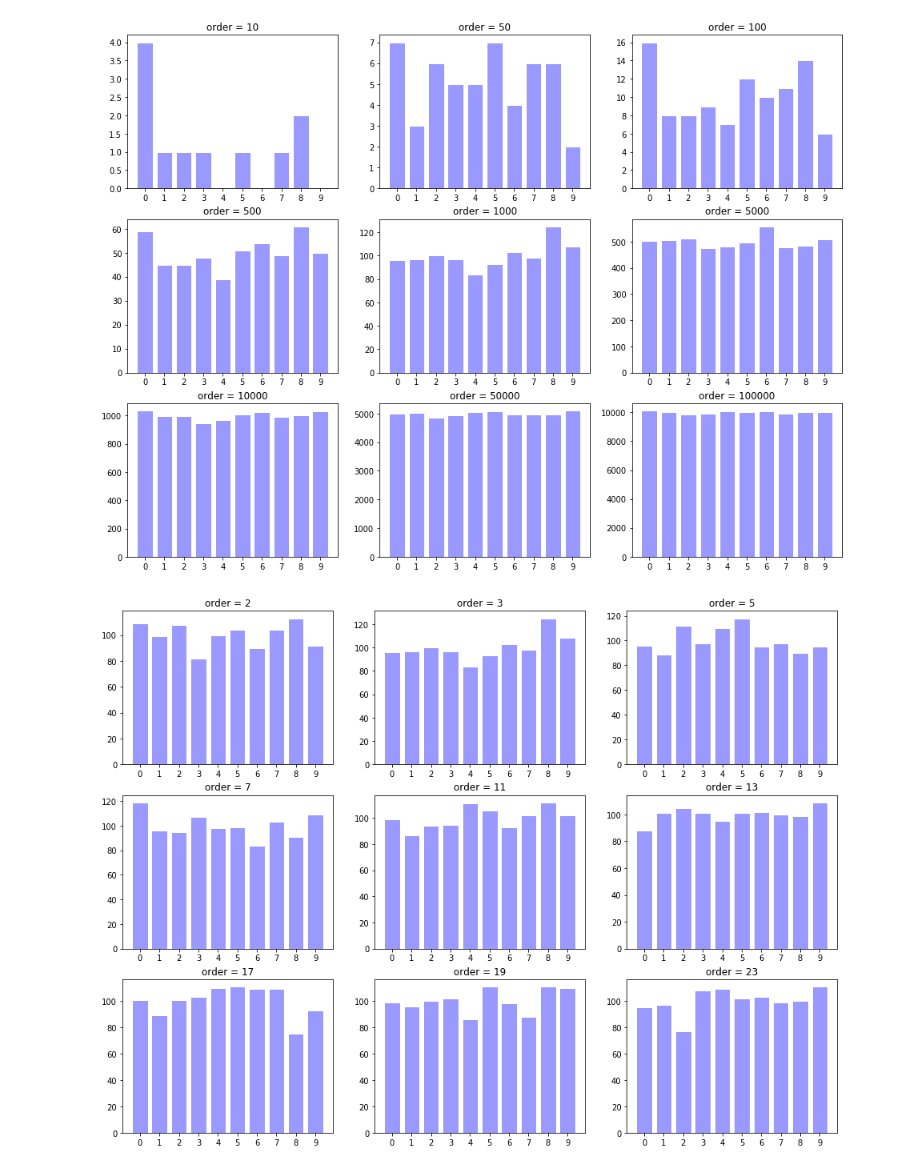
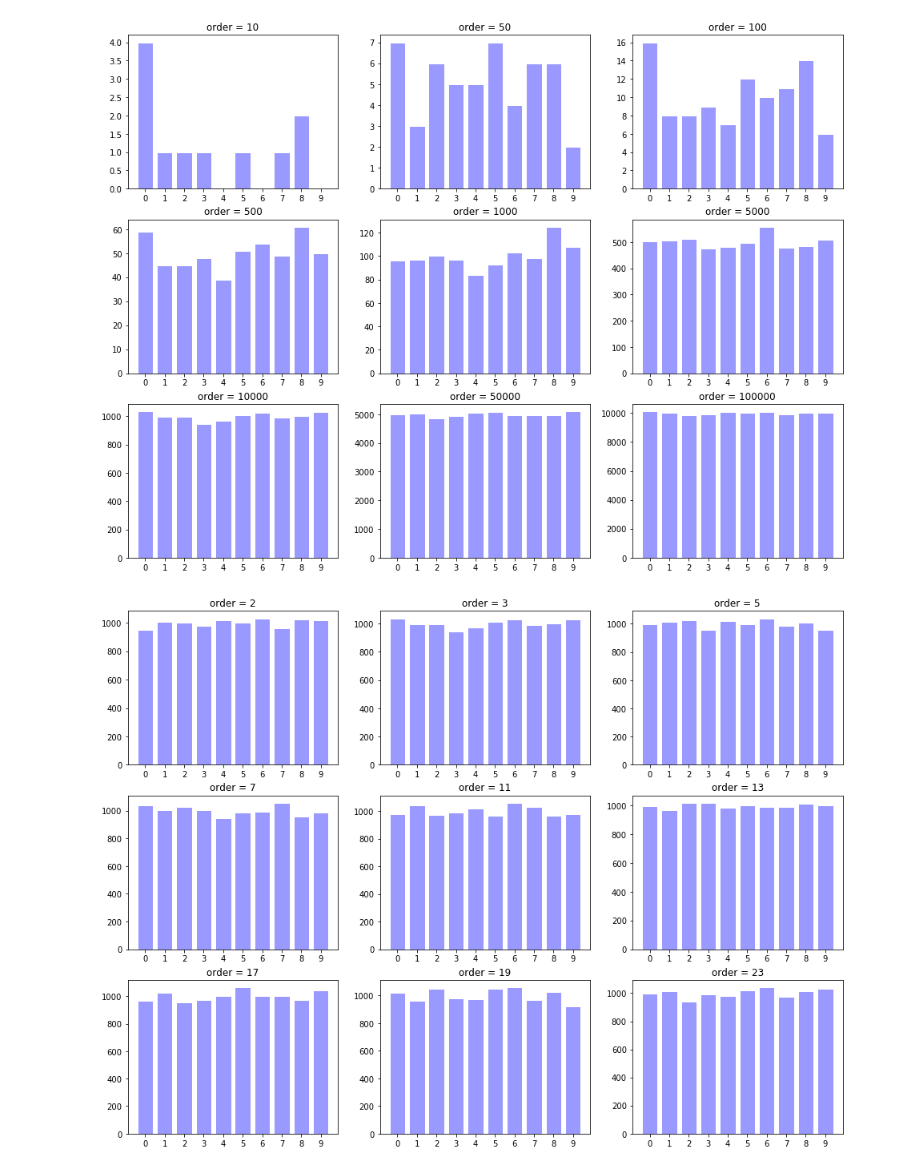
Before and after one commit to yamryo/notebooks, a Jupyter notebook: lecture/distribution_of_digits-Copy1.ipynb, the cells around one changed output. Drawn from its saved outputs; the diff is of its cells as text; code cells hidden in the pictures.

```diff
--- a/lecture/distribution_of_digits-Copy1.ipynb
+++ b/lecture/distribution_of_digits-Copy1.ipynb
@@ -14,7 +17,4 @@ print(get_hst(2, 10000))
 # %%
-import matplotlib.pyplot as plt
-%matplotlib inline
-
 plt.figure(figsize=(16,12))
 
 num = 3
@@ -26,8 +26,9 @@ for i in range(len(ods)):
     for key, value in sorted(get_hst(num,ods[i]).items()):
         X.append(key)
         Y.append(value)
-    plt.bar(X, Y, facecolor='#9999ff', edgecolor='white')
-    plt.title('order = ' + str(ods[i]))
+    plt.bar(range(10), Y, facecolor='#9999ff', edgecolor='white')
+    plt.xticks(range(10), X)
+    plt.title('order = {}'.format(ods[i]))
 
 plt.show()
 # %% [output]
@@ -35,18 +36,19 @@ plt.show()
 # %%
 plt.figure(figsize=(16,12))
 
-order = 1000
+order = 10000
 
 nums = [2, 3, 5, 7, 11, 13, 17, 19, 23]
-for i in range(len(ods)):
+for i in range(len(nums)):
     plt.subplot(331+i)
     X,Y = [],[]
     for key, value in sorted(get_hst(nums[i],order).items()):
         X.append(key)
         Y.append(value)
-    plt.bar(X, Y, facecolor='#9999ff', edgecolor='white')
-    plt.title('order = ' + str(nums[i]))
+    plt.bar(range(10), Y, facecolor='#9999ff', edgecolor='white')
+    plt.xticks(range(10), X)
+    plt.title('order = {}'.format(nums[i]))
 
 plt.show()
 # %% [output]
-[figure, old version]
+[figure, new version]
```
Also changed, not shown: parts of 1 cell of this notebook, 3 other files.
